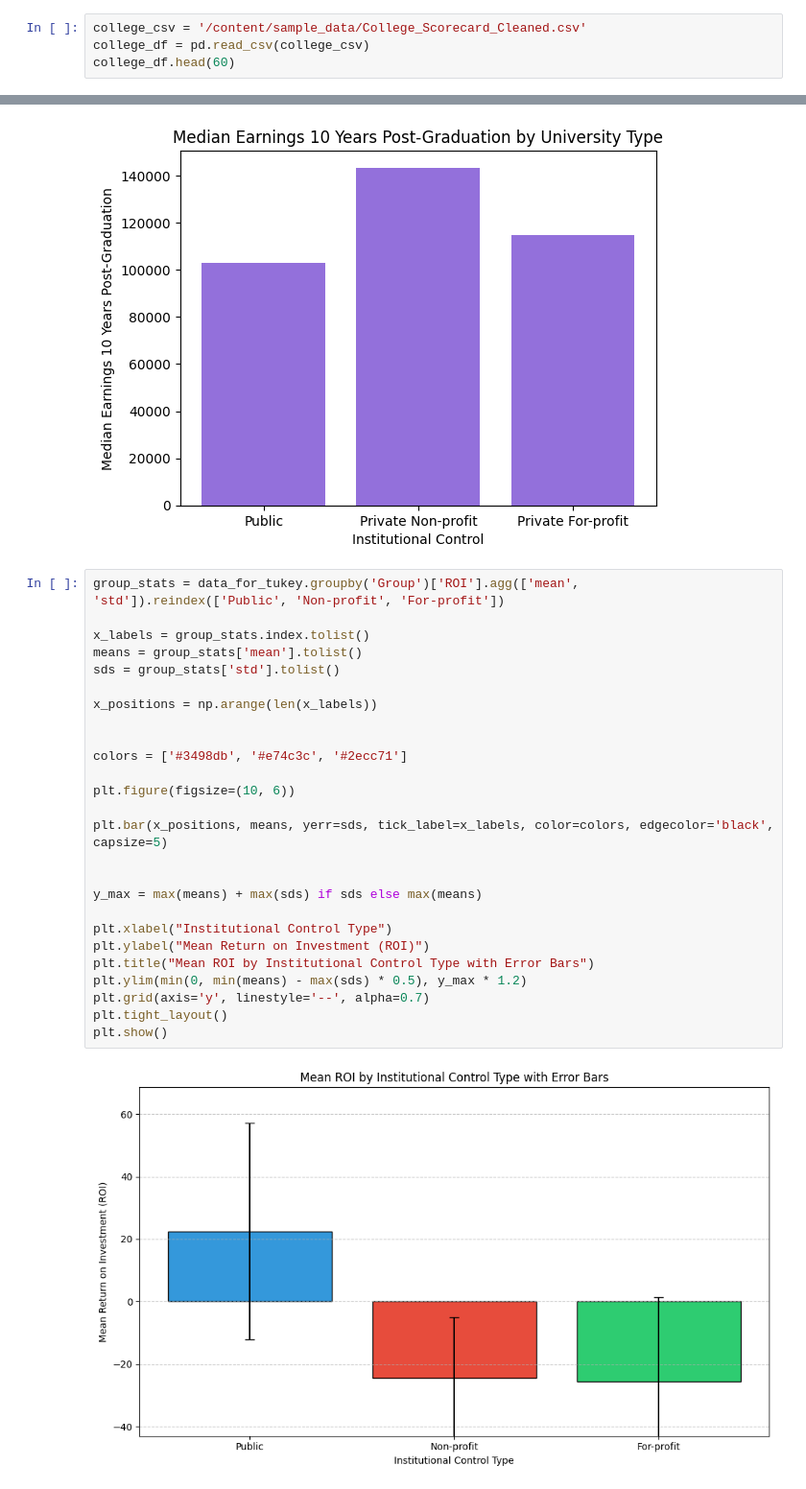
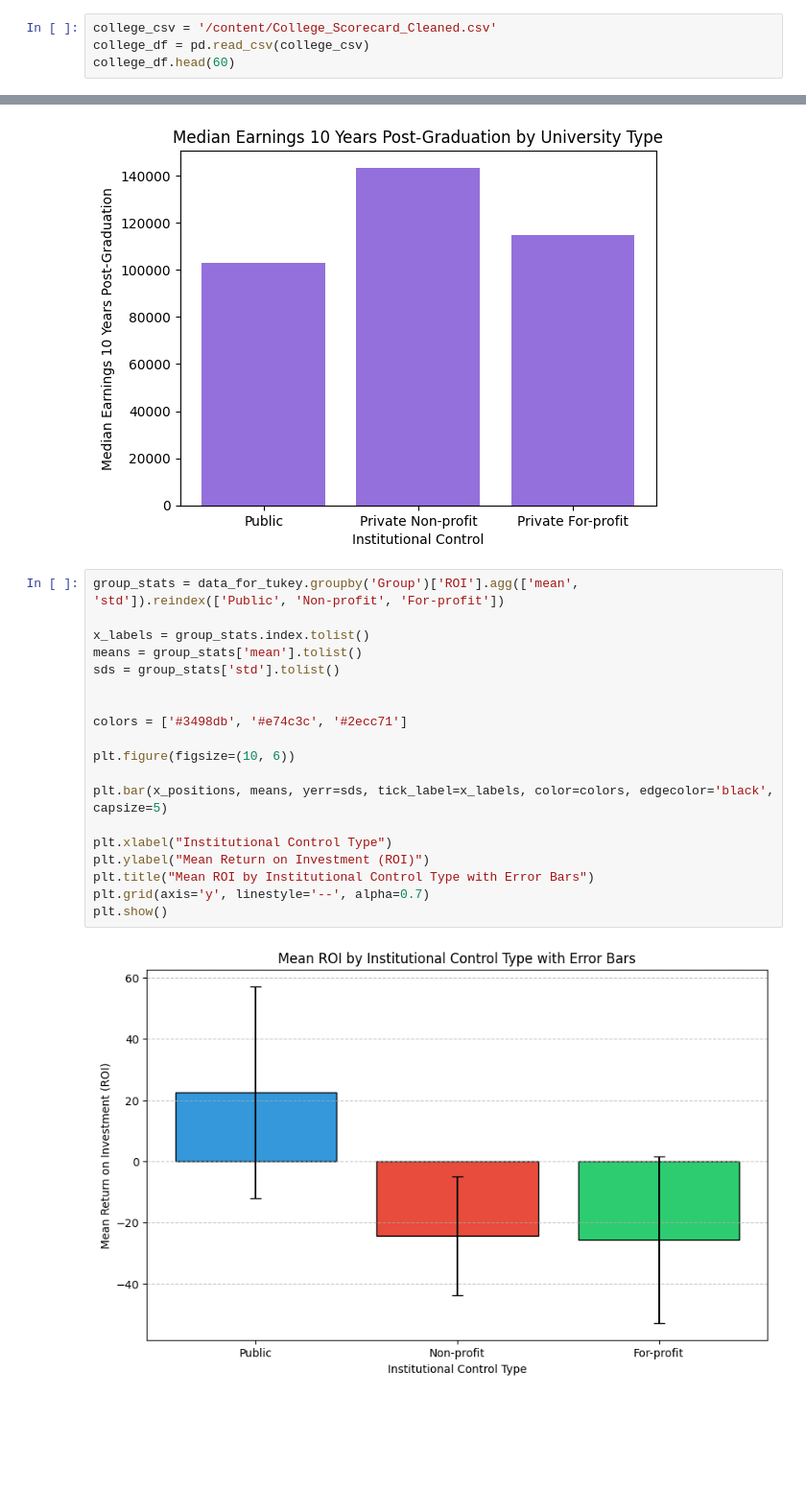
Before and after one commit to mjwillis717-coder/dsrp, a Jupyter notebook: DSRP_Education.ipynb, the cells around one changed output, grey strips where cells are left out. Shown at 96% size. Drawn from its saved outputs; the diff is of its cells as text; blank space fills up the shorter version.

```diff
--- a/DSRP_Education.ipynb
+++ b/DSRP_Education.ipynb
@@ -13,7 +13,7 @@ from sklearn.model_selection import train_test_split
 from sklearn.metrics import *
 from sklearn.neighbors import KNeighborsClassifier
 # %%
-college_csv = '/content/sample_data/College_Scorecard_Cleaned.csv'
+college_csv = '/content/College_Scorecard_Cleaned.csv'
 college_df = pd.read_csv(college_csv)
 college_df.head(60)
 # %% [output]
@@ -733,28 +754,21 @@ plt.show()
 # %%
 group_stats = data_for_tukey.groupby('Group')['ROI'].agg(['mean', 'std']).reindex(['Public', 'Non-profit', 'For-profit'])
 
 x_labels = group_stats.index.tolist()
 means = group_stats['mean'].tolist()
 sds = group_stats['std'].tolist()
-
-x_positions = np.arange(len(x_labels))
 
 
 colors = ['#3498db', '#e74c3c', '#2ecc71']
 
 plt.figure(figsize=(10, 6))
 
 plt.bar(x_positions, means, yerr=sds, tick_label=x_labels, color=colors, edgecolor='black', capsize=5)
 
-
-y_max = max(means) + max(sds) if sds else max(means)
-
 plt.xlabel("Institutional Control Type")
 plt.ylabel("Mean Return on Investment (ROI)")
 plt.title("Mean ROI by Institutional Control Type with Error Bars")
-plt.ylim(min(0, min(means) - max(sds) * 0.5), y_max * 1.2)
 plt.grid(axis='y', linestyle='--', alpha=0.7)
-plt.tight_layout()
 plt.show()
 # %% [output]
-[figure, old version]
+[figure, new version]
```
Also changed, not shown: parts of 5 cells of this notebook.
